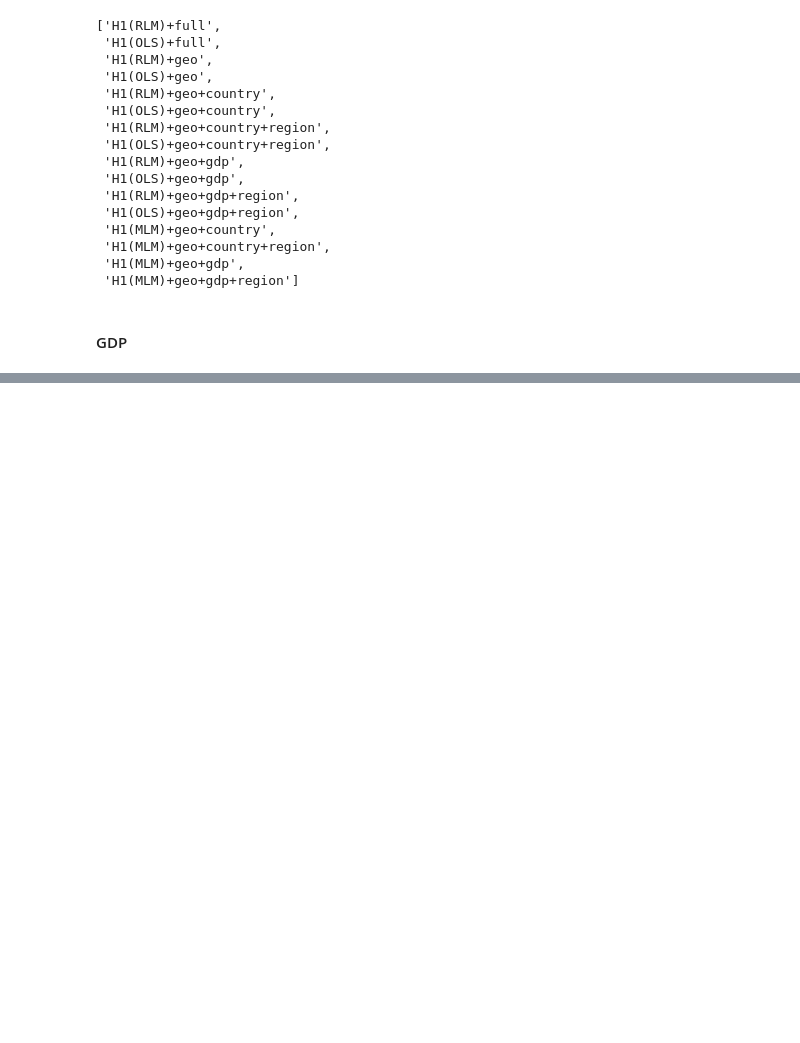
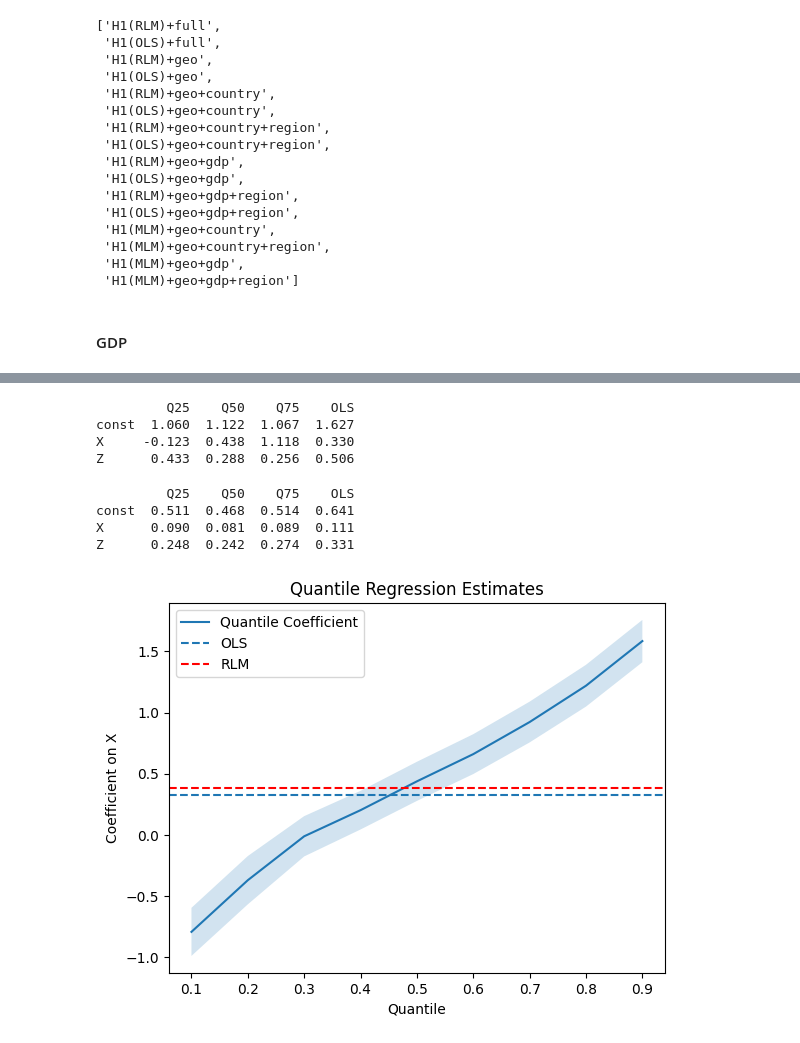
Before and after one commit to Ellariel/ln-node-lifetime-analysis, a Jupyter notebook: analysis.ipynb, the cells around one changed output, grey strips where cells are left out. Saved outputs shown, nothing was run; the diff lists cells and outputs as text; code cells hidden in the pictures; blank space fills up the shorter version.

```diff
--- a/analysis.ipynb
+++ b/analysis.ipynb
@@ -2852,0 +2969,57 @@ t.to_excel(os.path.join(results_dir, "tab04-4.xlsx"))
+# %%
+table = pd.DataFrame()
+
+for q, res in qr_results.items():
+    table[f'Q{int(q*100)}'] = res.params
+
+# Add OLS for comparison
+table['OLS'] = ols.params
+
+print(table.round(3))
+# %% [output]
+         Q25    Q50    Q75    OLS
+const  1.060  1.122  1.067  1.627
+X     -0.123  0.438  1.118  0.330
+Z      0.433  0.288  0.256  0.506
+# %%
+se_table = pd.DataFrame()
+
+for q, res in qr_results.items():
+    se_table[f'Q{int(q*100)}'] = res.bse
+
+se_table['OLS'] = ols.bse
+
+print(se_table.round(3))
+# %% [output]
+         Q25    Q50    Q75    OLS
+const  0.511  0.468  0.514  0.641
+X      0.090  0.081  0.089  0.111
+Z      0.248  0.242  0.274  0.331
+# %%
+import matplotlib.pyplot as plt
+
+quantile_list = np.linspace(0.1, 0.9, 9)
+coefs = []
+lower = []
+upper = []
+
+for q in quantile_list:
+    res = sm.QuantReg(df['Y'], X_mat).fit(q=q)
+    coefs.append(res.params['X'])
+    lower.append(res.conf_int().loc['X'][0])
+    upper.append(res.conf_int().loc['X'][1])
+
+plt.plot(quantile_list, coefs, label='Quantile Coefficient')
+plt.fill_between(quantile_list, lower, upper, alpha=0.2)
+
+# OLS line
+plt.axhline(ols.params['X'], linestyle='--', label='OLS')
+plt.axhline(rlm.params['X'], linestyle='--', label='RLM', color='red')
+
+plt.xlabel('Quantile')
+plt.ylabel('Coefficient on X')
+plt.title('Quantile Regression Estimates')
+plt.legend()
+plt.show()
+# %% [output]
+[figure, added]
```
Also changed, not shown: parts of 15 cells of this notebook.
